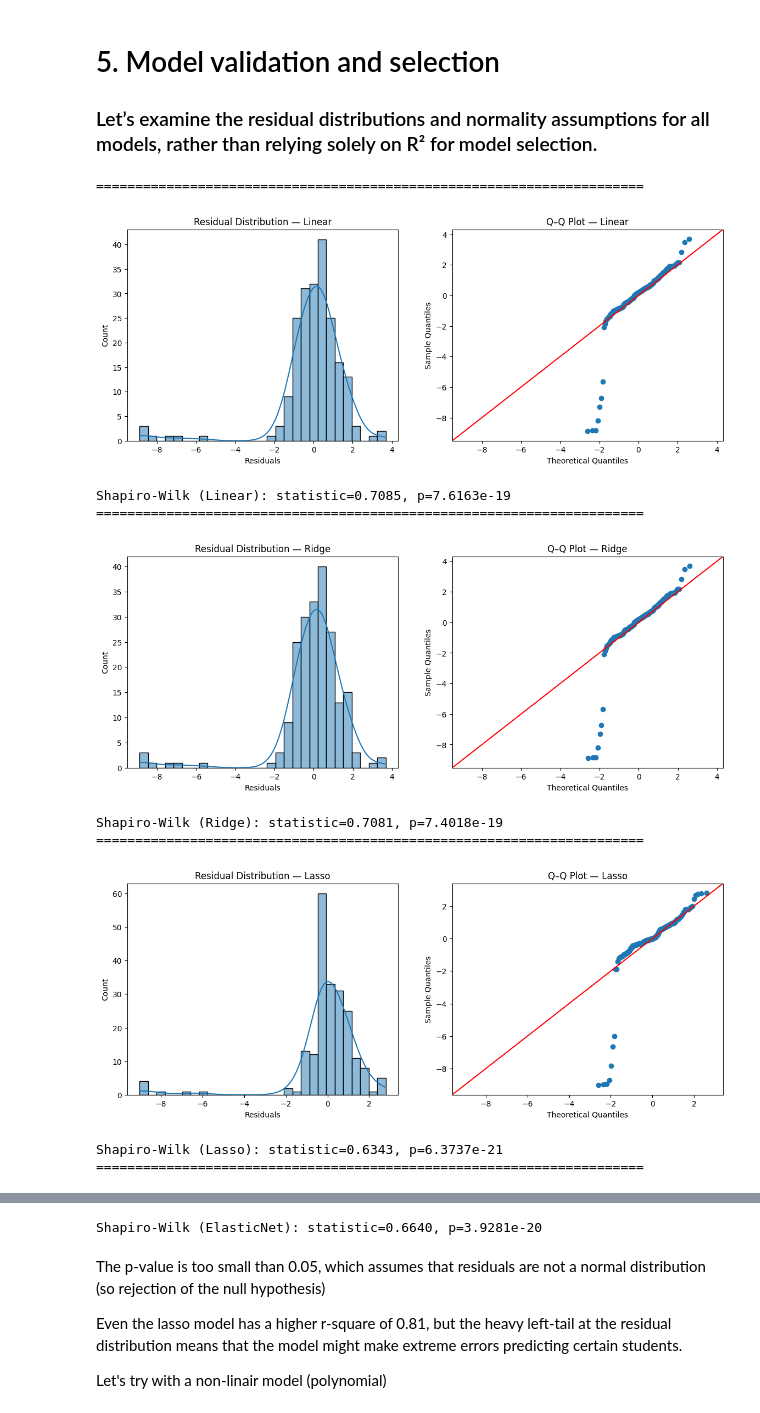
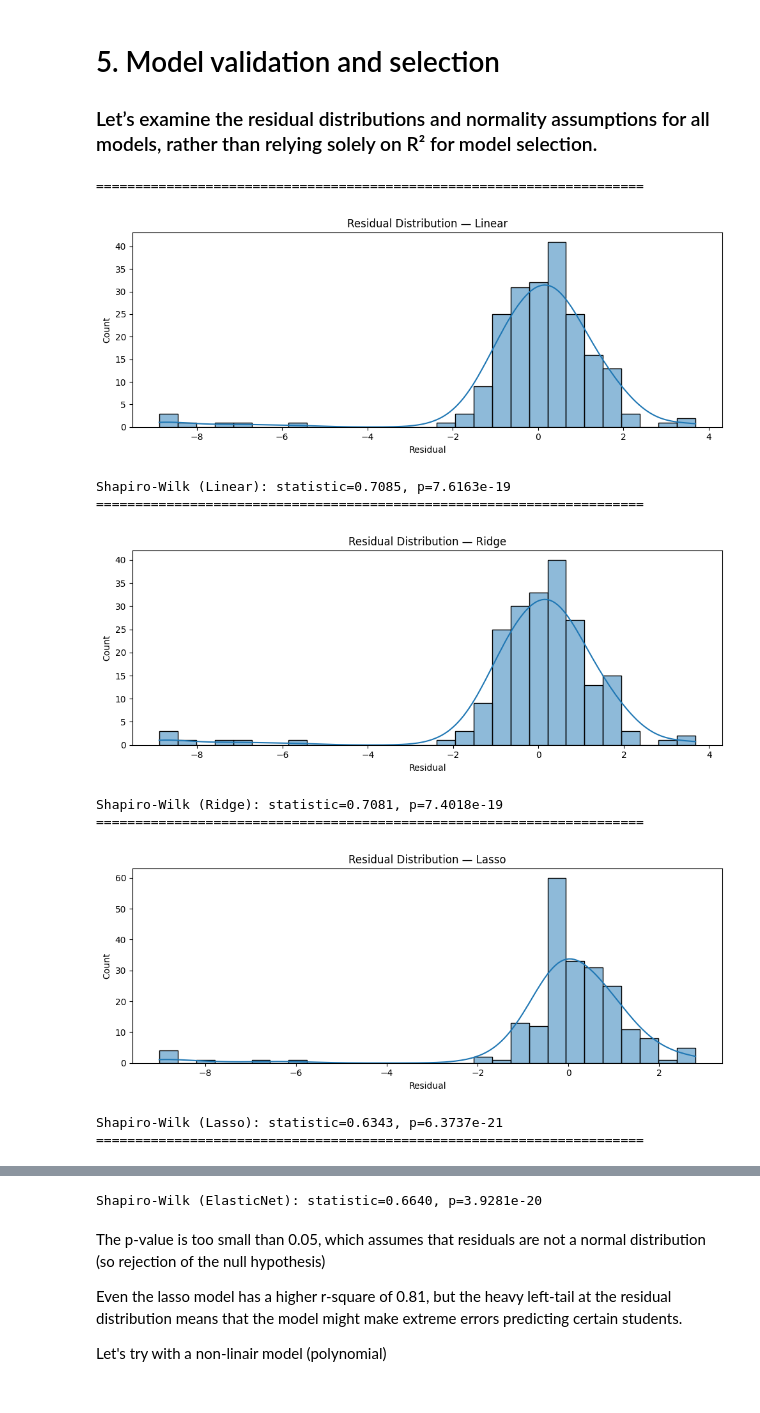
Before and after one commit to Clamaak/student-performance-streamlit, a Jupyter notebook: Student_Performance_regression.ipynb, the cells around one changed output, grey strips where cells are left out. Drawn from its saved outputs; the diff is of its cells as text; code cells hidden in the pictures.

```diff
--- a/Student_Performance_regression.ipynb
+++ b/Student_Performance_regression.ipynb
@@ -184,37 +215,38 @@ Based on R² and RMSE, all four linear models (Linear, Ridge, Lasso, ElasticNet)
 # 5. Model validation and selection
 ### Let’s examine the residual distributions and normality assumptions for all models, rather than relying solely on R² for model selection.
 # %%
-import statsmodels.api as sm
+def plot_residual_diagnostics(model_name, resid):
+    # Make sure resid is a clean 1D array (no NaNs)
+    resid = np.asarray(resid).ravel()
+    resid = resid[~np.isnan(resid)]
 
-def plot_residual_diagnostics(model_name, resid):
-    fig, ax = plt.subplots(1, 2, figsize=(14, 5))
+    fig, ax = plt.subplots(figsize=(10, 4))
 
     # Histogram + KDE
-    sns.histplot(resid, kde=True, ax=ax[0])
-    ax[0].set_title(f"Residual Distribution — {model_name}")
-    ax[0].set_xlabel("Residuals")
+    sns.histplot(resid, kde=True, ax=ax)
+    ax.set_title(f"Residual Distribution — {model_name}")
+    ax.set_xlabel("Residual")
+    ax.set_ylabel("Count")
 
-    # Q-Q plot
-    sm.qqplot(resid, line='45', ax=ax[1])
-    ax[1].set_title(f"Q–Q Plot — {model_name}")
-
+    plt.tight_layout()
     plt.show()
 
-    # Shapiro test
+    # Shapiro test (note: can be overly sensitive for large n)
     stat, p = stats.shapiro(resid)
     print(f"Shapiro-Wilk ({model_name}): statistic={stat:.4f}, p={p:.4e}")
 
+# Example usage: residuals should be a dict like {"Model A": resid_array, ...}
 for model_name, resid in residuals.items():
-    print("="*70)
+    print("=" * 70)
     plot_residual_diagnostics(model_name, resid)
 # %% [output]
 ======================================================================
-[figure, old version]
+[figure, new version]
 Shapiro-Wilk (Linear): statistic=0.7085, p=7.6163e-19
 ======================================================================
-[figure, old version]
+[figure, new version]
 Shapiro-Wilk (Ridge): statistic=0.7081, p=7.4018e-19
 ======================================================================
-[figure, old version]
+[figure, new version]
 Shapiro-Wilk (Lasso): statistic=0.6343, p=6.3737e-21
 ======================================================================
```
Also changed, not shown: parts of 3 cells of this notebook, 1 other file.
